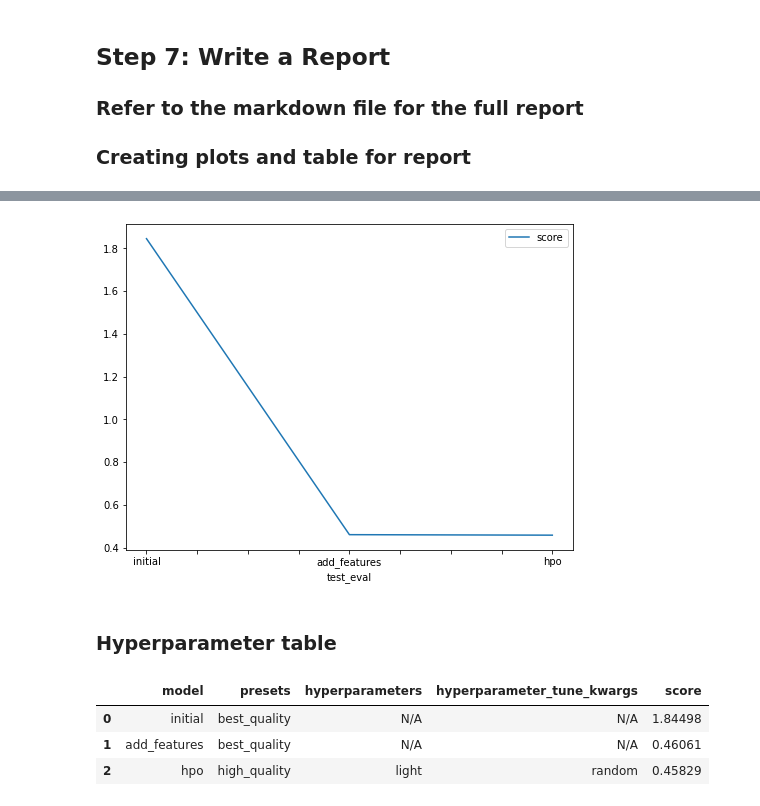
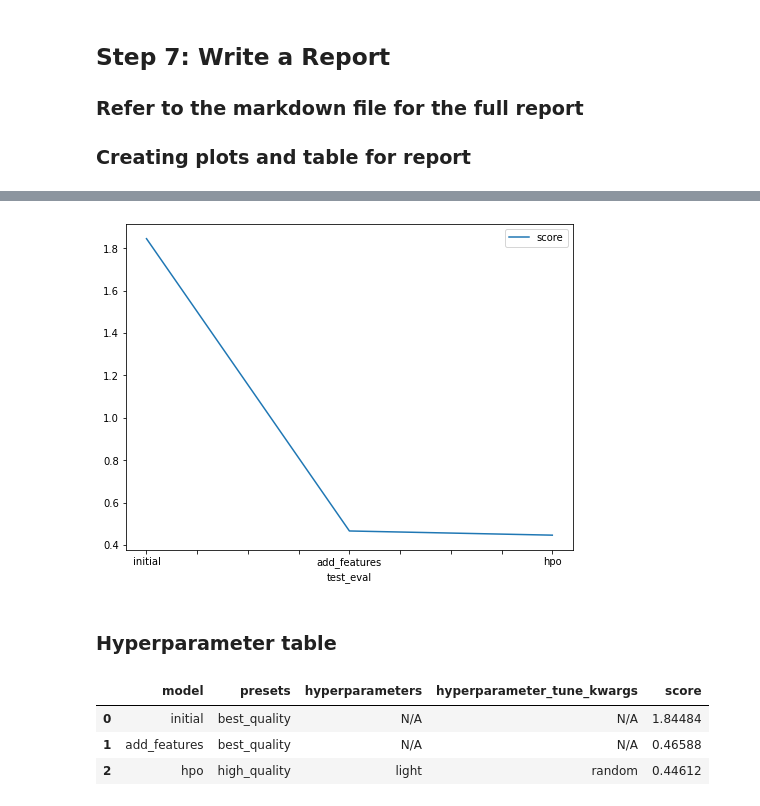
Before and after one commit to milo007R/milo007R-Predict-Bike-Sharing-Demand-with-AutoGluon, a Jupyter notebook: project-template.ipynb, the cells around one changed output, grey strips where cells are left out. Cells and saved outputs as stored; diff of their text form; code cells hidden in the pictures.

```diff
--- a/project-template.ipynb
+++ b/project-template.ipynb
@@ -757,14 +815,14 @@ fig.savefig('model_train_score.png')
 # %%
 # Take the 3 kaggle scores and creating a line plot to show improvement
 fig = pd.DataFrame(
     {
         "test_eval": ["initial", "add_features", "hpo"],
-        "score": [1.84498, 0.46061, 0.45829]
+        "score": [1.84484, 0.46588, 0.44612]
     }
 ).plot(x="test_eval", y="score", figsize=(8, 6)).get_figure()
 fig.savefig('model_test_score.png')
 # %% [output]
-[figure, old version]
+[figure, new version]
 # %% [markdown]
 ### Hyperparameter table
 # %%
@@ -774,10 +832,10 @@ pd.DataFrame({
     "presets": ["best_quality", "best_quality", "high_quality"],
     "hyperparameters": ["N/A", "N/A", "light"],
     "hyperparameter_tune_kwargs": ["N/A", "N/A", "random"],
-    "score": [1.84498, 0.46061, 0.45829]
+    "score": [1.84484, 0.46588, 0.44612]
 })
 # %% [output]
 |  | model | presets | hyperparameters | hyperparameter_tune_kwargs | score |
-| 0 | initial | best_quality | N/A | N/A | 1.84498 |
-| 1 | add_features | best_quality | N/A | N/A | 0.46061 |
-| 2 | hpo | high_quality | light | random | 0.45829 |
+| 0 | initial | best_quality | N/A | N/A | 1.84484 |
+| 1 | add_features | best_quality | N/A | N/A | 0.46588 |
+| 2 | hpo | high_quality | light | random | 0.44612 |
```
Also changed, not shown: parts of 39 cells of this notebook, 2 other files.
